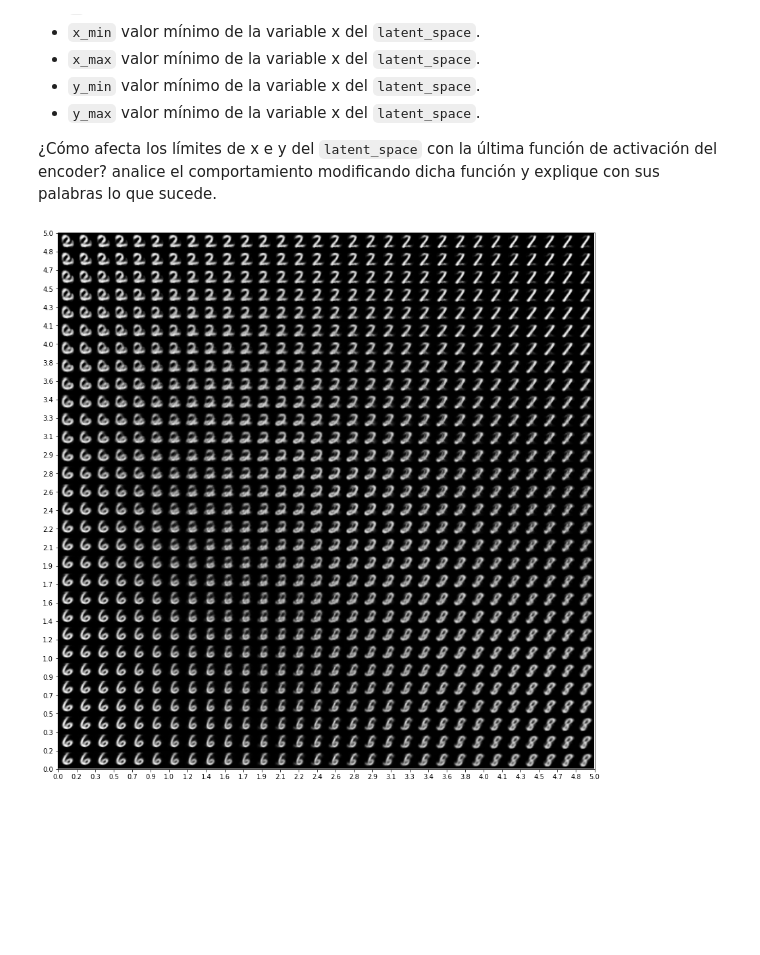
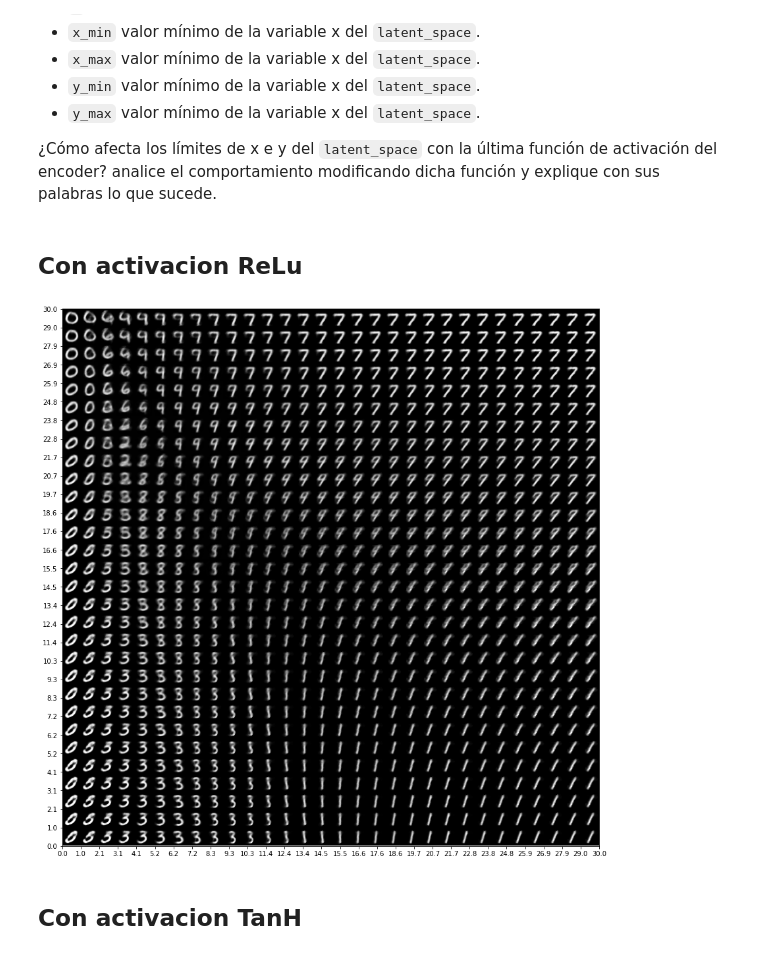
Before and after one commit to freddy120/deep_learning_ceia_2022, a Jupyter notebook: TP6_clase7/Autoencoder_TP.ipynb, the cells around one changed output. Cells and saved outputs as stored; diff of their text form; code cells hidden in the pictures; blank space fills up the shorter version.

```diff
--- a/TP6_clase7/Autoencoder_TP.ipynb
+++ b/TP6_clase7/Autoencoder_TP.ipynb
@@ -68,7 +68,7 @@ Mounted at /content/drive
 #direccion = '/content/drive/My Drive/CIA_marcos/deep_learning/clase_7/autoencoder'
 # %%
 # esta ruta es el colab mismo.. al cerrar la sesion se pierden los archivos
-direccion = '/content'
+direccion = '/content/drive/My Drive'
 # %% [markdown]
 ### SIMPLE AUTOENCODER
 # %%
@@ -154,7 +154,7 @@ if __name__ == '__main__':
     LEARNING_RATE = 1e-3
     WEIGHT_DECAY = 1e-5
     LOG_INTERVAL = 100
-    TRAIN_SCRATCH = False        # whether to train a model from scratch          <-------------- ENTRENAR O USAR YA ENTRENADO
+    TRAIN_SCRATCH = True        # whether to train a model from scratch          <-------------- ENTRENAR O USAR YA ENTRENADO
     BEST_VAL = float('inf')     # record the best val loss
 
     train_loader, test_loader = load_mnist(BATCH_SIZE)
@@ -381,37 +395,42 @@ Para realizar esto, se deja armada la siguiente celda donde solamente debe fijar
 
 
 ¿Cómo afecta los límites de x e y del `latent_space` con la última función de activación del encoder? analice el comportamiento modificando dicha función y explique con sus palabras lo que sucede.
+# %% [markdown]
+## Con activacion ReLu
 # %%
 # HIPER-PARAMETROS A FIJAR
 n = 30        # número de imágenes (digits del NMIST) a representar.
 x_min = 0    # valor mínimo de la variable x del `latent space`.
-x_max = 5     # valor mínimo de la variable x del `latent space`.
+x_max = 30     # valor mínimo de la variable x del `latent space`.
 y_min = 0    # valor mínimo de la variable x del `latent space`.
-y_max = 5     # valor mínimo de la variable x del `latent space`.
+y_max = 30    # valor mínimo de la variable x del `latent space`.
 
 
 # Display a 2D manifold of the digits
 digit_size = 28
 figure = np.zeros((digit_size * n, digit_size * n))
 # Rangos de evaluación del latent space
 grid_x = np.linspace(x_min, x_max, n)
 grid_y = np.linspace(y_min, y_max, n)
 
 for i, yi in enumerate(grid_x):
     for j, xi in enumerate(grid_y):
         z_sample = torch.tensor([float(xi), float(yi)])
         x_decoded = decoder(z_sample)
         digit = x_decoded.view(1, 28, 28).data
         figure[(i) * digit_size: (i+1) * digit_size,
                j * digit_size: (j + 1) * digit_size] = digit
 
 
 fig, ax = plt.subplots(figsize=(15, 15))
 plt.imshow(figure, cmap="gray")
 ax.set_xticks(np.linspace(0,figure.shape[0],n))
 ax.set_yticks(np.linspace(0,figure.shape[0],n))
 ax.set_xticklabels(np.round(grid_x, decimals=1))
 ax.set_yticklabels(np.flip(np.round(grid_y, decimals=1)))
 plt.show()
 # %% [output]
-[figure, old version]
+[figure, new version]
+# %% [markdown]
+
+## Con activacion TanH
```
Also changed, not shown: parts of 11 cells of this notebook.
